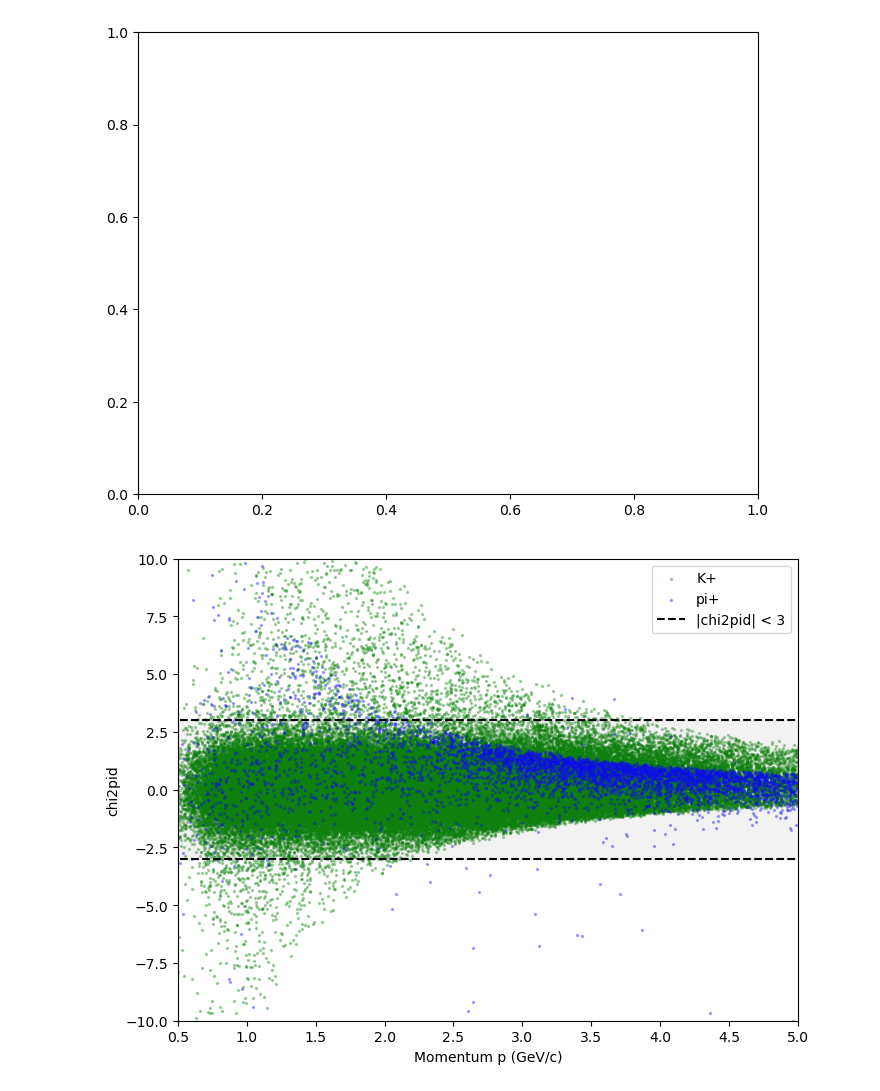
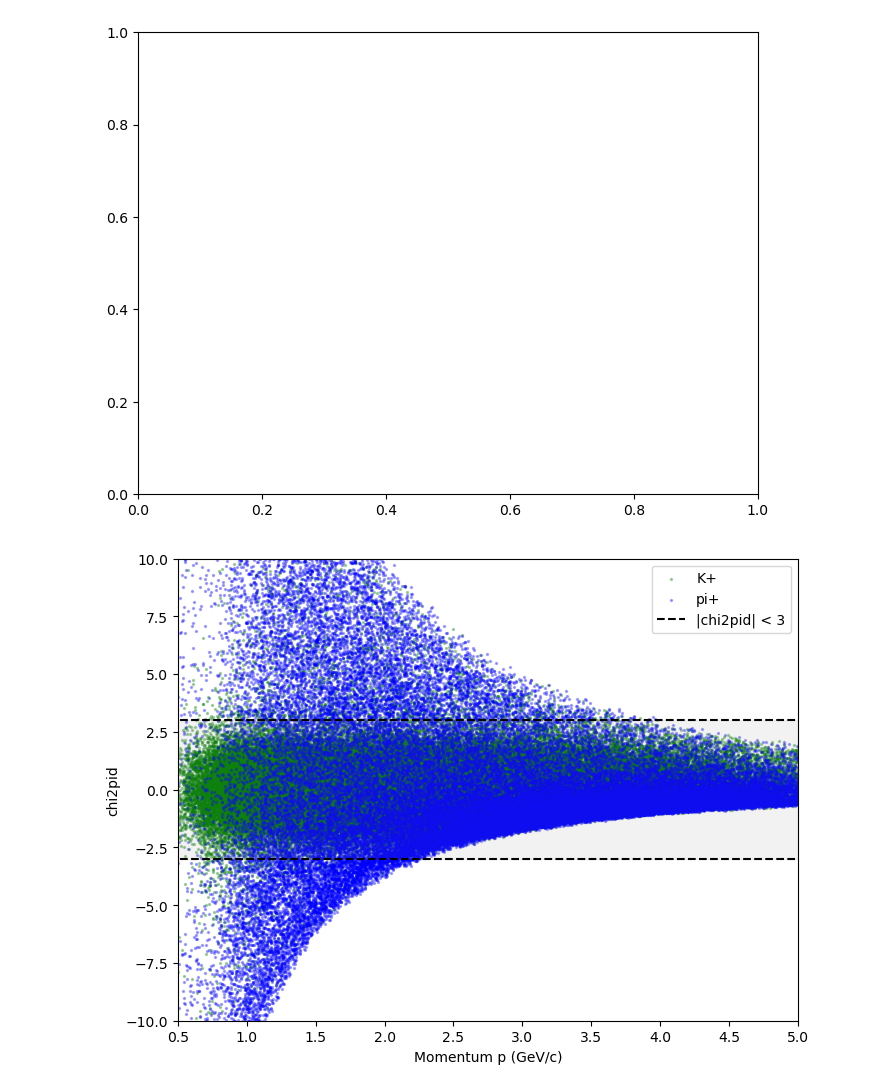
Before and after one commit to mariakzurek/suli2026_pid, a Jupyter notebook: notebooks/CutDiagram.ipynb, the cells around one changed output. Saved outputs shown, nothing was run; the diff lists cells and outputs as text; code cells hidden in the pictures.

```diff
--- a/notebooks/CutDiagram.ipynb
+++ b/notebooks/CutDiagram.ipynb
@@ -74,12 +74,12 @@ colors =["green", "blue"]
 labels=["K+", "Pi+"]
 # %%
 fig, ax = plt.subplots(figsize=(8, 6))
-matched=matched[matched["mc_matching_pid"]==321]
+matched=matched[matched["pid"]==321]
 for pid_val, color, label in [
     (321, "green", "K+"),
     (211, "blue", "pi+")
 ]:
-    subset = matched[matched["pid"] == pid_val]
+    subset = matched[matched["mc_matching_pid"] == pid_val]
 
     ax.scatter(
         subset["p"],
@@ -137,44 +137,44 @@ ebk = matched[matched["pid"] == 321]
 
 # --- scatter colored by MC truth ---
 fig, ax = plt.subplots(figsize=(8, 6))
-matched=matched[matched["mc_matching_pid"]==321]
+matched=matched[matched["pid"]==321]
 for pid_val, color, label in [
     (321, "green", "K+"),
     (211, "blue", "pi+")
 ]:
-    subset = matched[matched["pid"] == pid_val]
+    subset = matched[matched["mc_matching_pid"] == pid_val]
 
     ax.scatter(
         subset["p"],
         subset["chi2pid"],
         s=2,
         color=color,
         label=label,
         alpha=0.3
     )
 
 # --- SIMPLE CUT BOUNDARIES: |chi2pid| < 3 ---
 p_vals = np.linspace(ebk["p"].min(), ebk["p"].max(), 500)
 
 ax.plot(p_vals, 3 * np.ones_like(p_vals), "k--", label="|chi2pid| < 3")
 ax.plot(p_vals, -3 * np.ones_like(p_vals), "k--")
 
 # optional shading of accepted region
 ax.fill_between(p_vals, -3, 3, color="gray", alpha=0.1)
 
 # --- styling ---
 ax.set_ylim(-10, 10)
 ax.set_xlim(0.5, 5)
 
 ax.set_xlabel("Momentum p (GeV/c)")
 ax.set_ylabel("chi2pid")
 
 
 ax.legend()
 fig.savefig("/work/clas12/CooperBe/Argonne2026/suli2026_pid/figures/Baselines/" + "CutTest.png", dpi=150)
 plt.show()
 # %% [output]
 [figure]
-[figure, old version]
+[figure, new version]
 # %%
 print()
```
Also changed, not shown: parts of 4 cells of this notebook, 8 other files.
